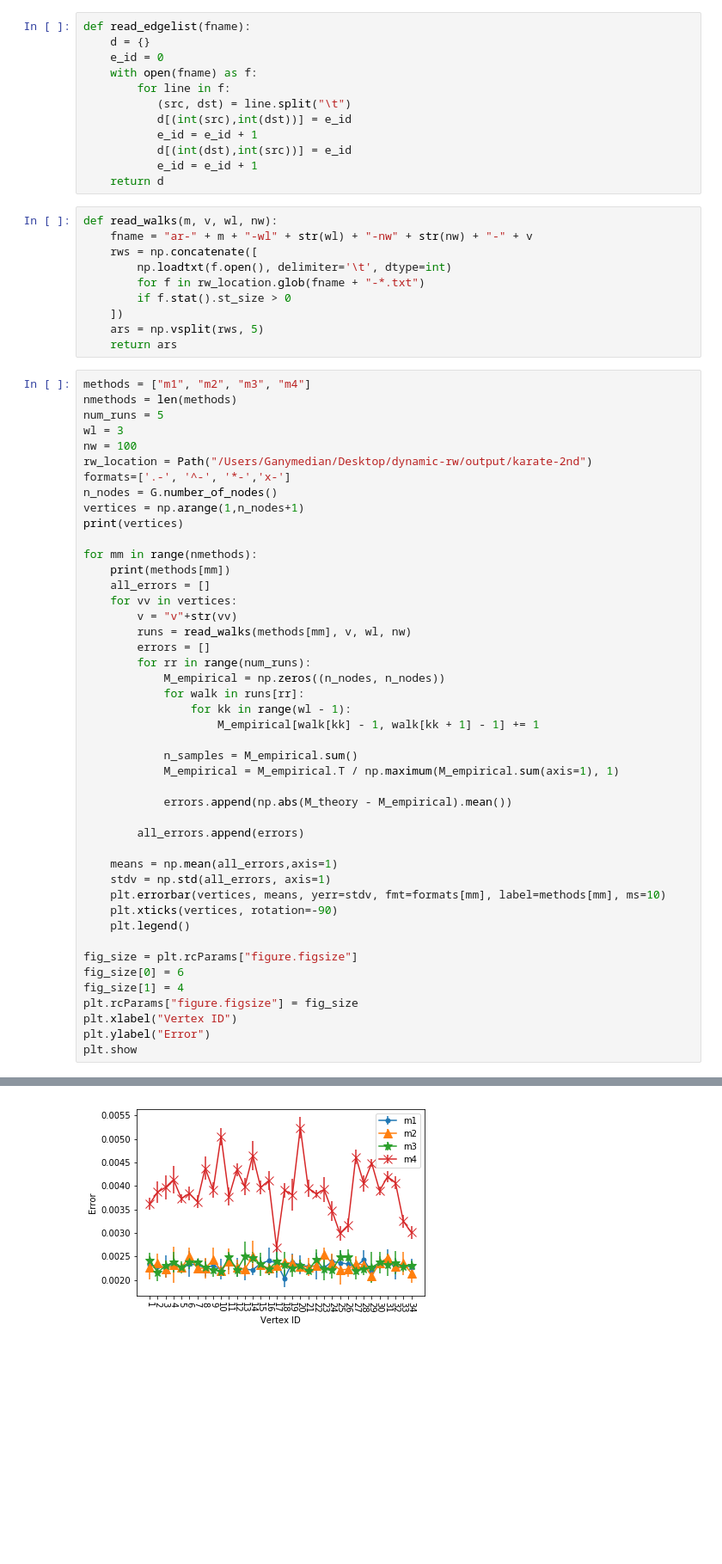
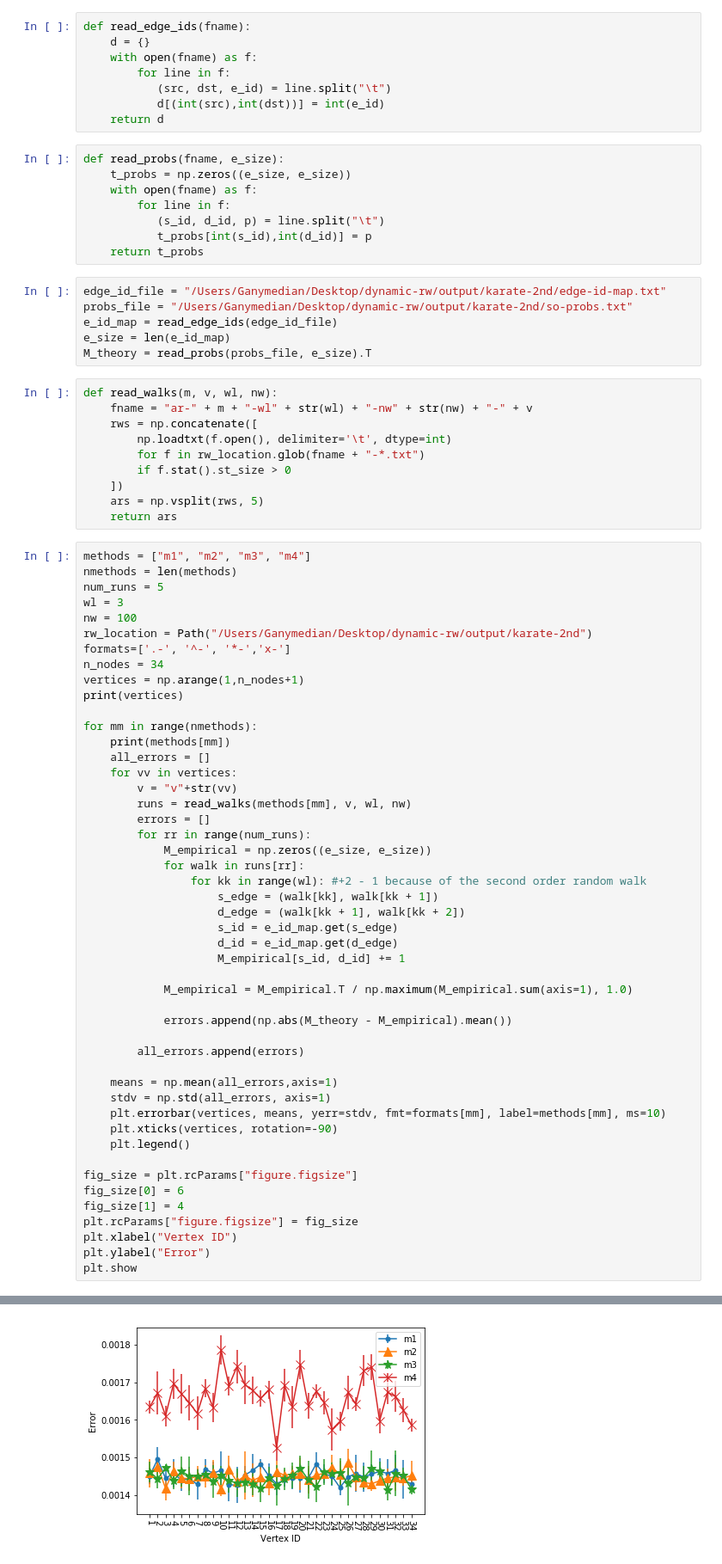
Before and after one commit to shps/incremental-representation-learning, a Jupyter notebook: materials/random_walk_fixed_walk_2nd_order.ipynb, the cells around one changed output, grey strips where cells are left out. Shown at 86% size. Cells and saved outputs as stored; diff of their text form; blank space fills up the shorter version.

Commit message:
Added notebook for 2nd order random walk.

```diff
--- a/materials/random_walk_fixed_walk_2nd_order.ipynb
+++ b/materials/random_walk_fixed_walk_2nd_order.ipynb
@@ -21,15 +12,25 @@ M_theory = A.T / d_w
 # %%
-def read_edgelist(fname):
+def read_edge_ids(fname):
     d = {}
-    e_id = 0
     with open(fname) as f:
         for line in f:
-           (src, dst) = line.split("\t")
-           d[(int(src),int(dst))] = e_id
-           e_id = e_id + 1
-           d[(int(dst),int(src))] = e_id
-           e_id = e_id + 1
+           (src, dst, e_id) = line.split("\t")
+           d[(int(src),int(dst))] = int(e_id)
     return d
+# %%
+def read_probs(fname, e_size):
+    t_probs = np.zeros((e_size, e_size))
+    with open(fname) as f:
+        for line in f:
+           (s_id, d_id, p) = line.split("\t")
+           t_probs[int(s_id),int(d_id)] = p
+    return t_probs
+# %%
+edge_id_file = "/Users/Ganymedian/Desktop/dynamic-rw/output/karate-2nd/edge-id-map.txt"
+probs_file = "/Users/Ganymedian/Desktop/dynamic-rw/output/karate-2nd/so-probs.txt"
+e_id_map = read_edge_ids(edge_id_file)
+e_size = len(e_id_map)
+M_theory = read_probs(probs_file, e_size).T
 # %%
 def read_walks(m, v, wl, nw):
     fname = "ar-" + m + "-wl" + str(wl) + "-nw" + str(nw) + "-" + v
@@ -48,7 +49,7 @@ wl = 3
 nw = 100
 rw_location = Path("/Users/Ganymedian/Desktop/dynamic-rw/output/karate-2nd")
 formats=['.-', '^-', '*-','x-']
-n_nodes = G.number_of_nodes()
+n_nodes = 34
 vertices = np.arange(1,n_nodes+1)
 print(vertices)
 
@@ -60,37 +61,40 @@ for mm in range(nmethods):
         runs = read_walks(methods[mm], v, wl, nw)
         errors = []
         for rr in range(num_runs):
-            M_empirical = np.zeros((n_nodes, n_nodes))
+            M_empirical = np.zeros((e_size, e_size))
             for walk in runs[rr]:
-                for kk in range(wl - 1):
-                    M_empirical[walk[kk] - 1, walk[kk + 1] - 1] += 1
+                for kk in range(wl): #+2 - 1 because of the second order random walk
+                    s_edge = (walk[kk], walk[kk + 1])
+                    d_edge = (walk[kk + 1], walk[kk + 2])
+                    s_id = e_id_map.get(s_edge)
+                    d_id = e_id_map.get(d_edge)
+                    M_empirical[s_id, d_id] += 1
 
-            n_samples = M_empirical.sum()
-            M_empirical = M_empirical.T / np.maximum(M_empirical.sum(axis=1), 1)
+            M_empirical = M_empirical.T / np.maximum(M_empirical.sum(axis=1), 1.0)
 
             errors.append(np.abs(M_theory - M_empirical).mean())
 
         all_errors.append(errors)
 
     means = np.mean(all_errors,axis=1)
     stdv = np.std(all_errors, axis=1)
     plt.errorbar(vertices, means, yerr=stdv, fmt=formats[mm], label=methods[mm], ms=10)
     plt.xticks(vertices, rotation=-90)
     plt.legend()
 
 fig_size = plt.rcParams["figure.figsize"]
 fig_size[0] = 6
 fig_size[1] = 4
 plt.rcParams["figure.figsize"] = fig_size
 plt.xlabel("Vertex ID")
 plt.ylabel("Error")
 plt.show
 # %% [output]
 [ 1  2  3  4  5  6  7  8  9 10 11 12 13 14 15 16 17 18 19 20 21 22 23 24
  25 26 27 28 29 30 31 32 33 34]
 m1
 m2
 m3
 m4
 <function matplotlib.pyplot.show>
-[figure, old version]
+[figure, new version]
```
Also changed, not shown: parts of 2 cells of this notebook.
